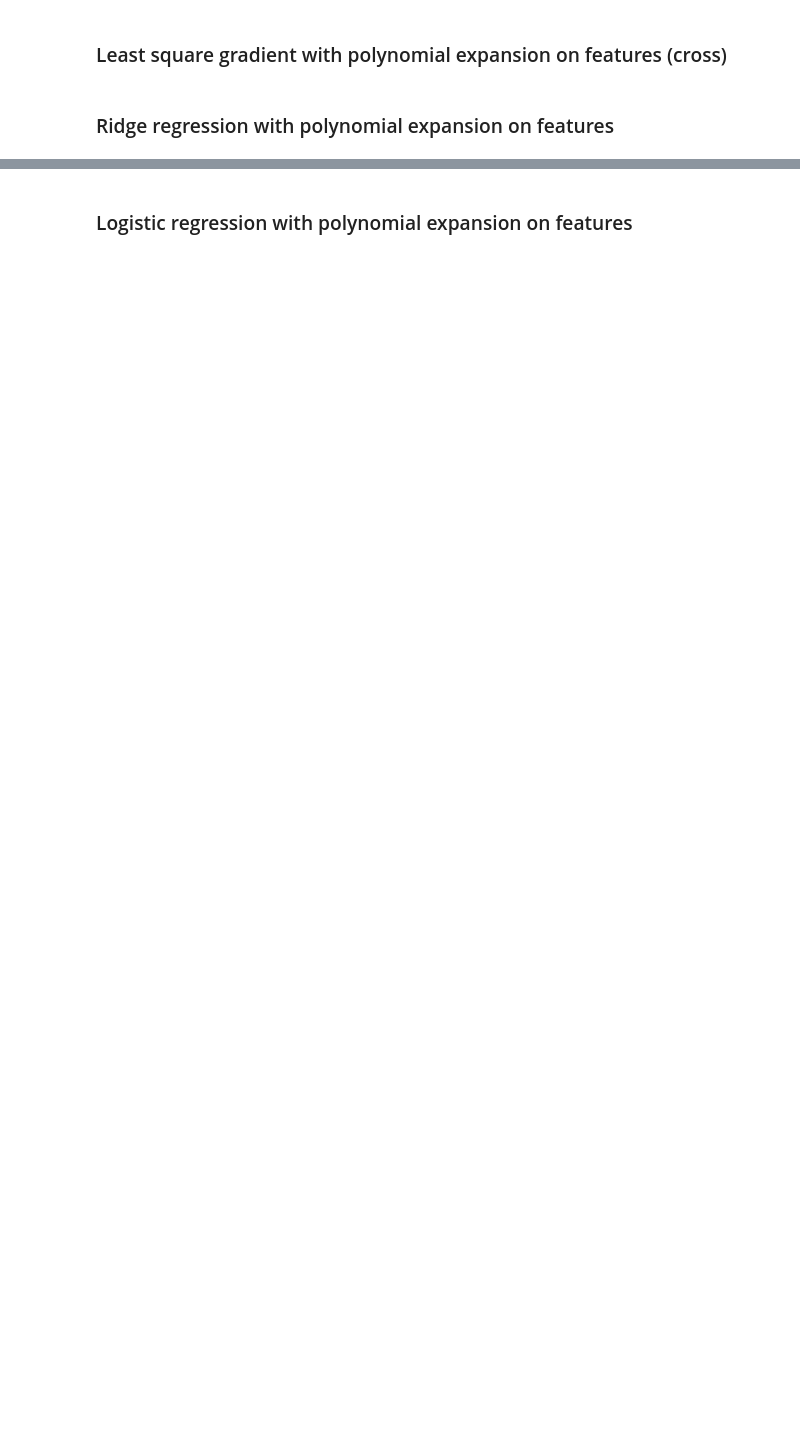
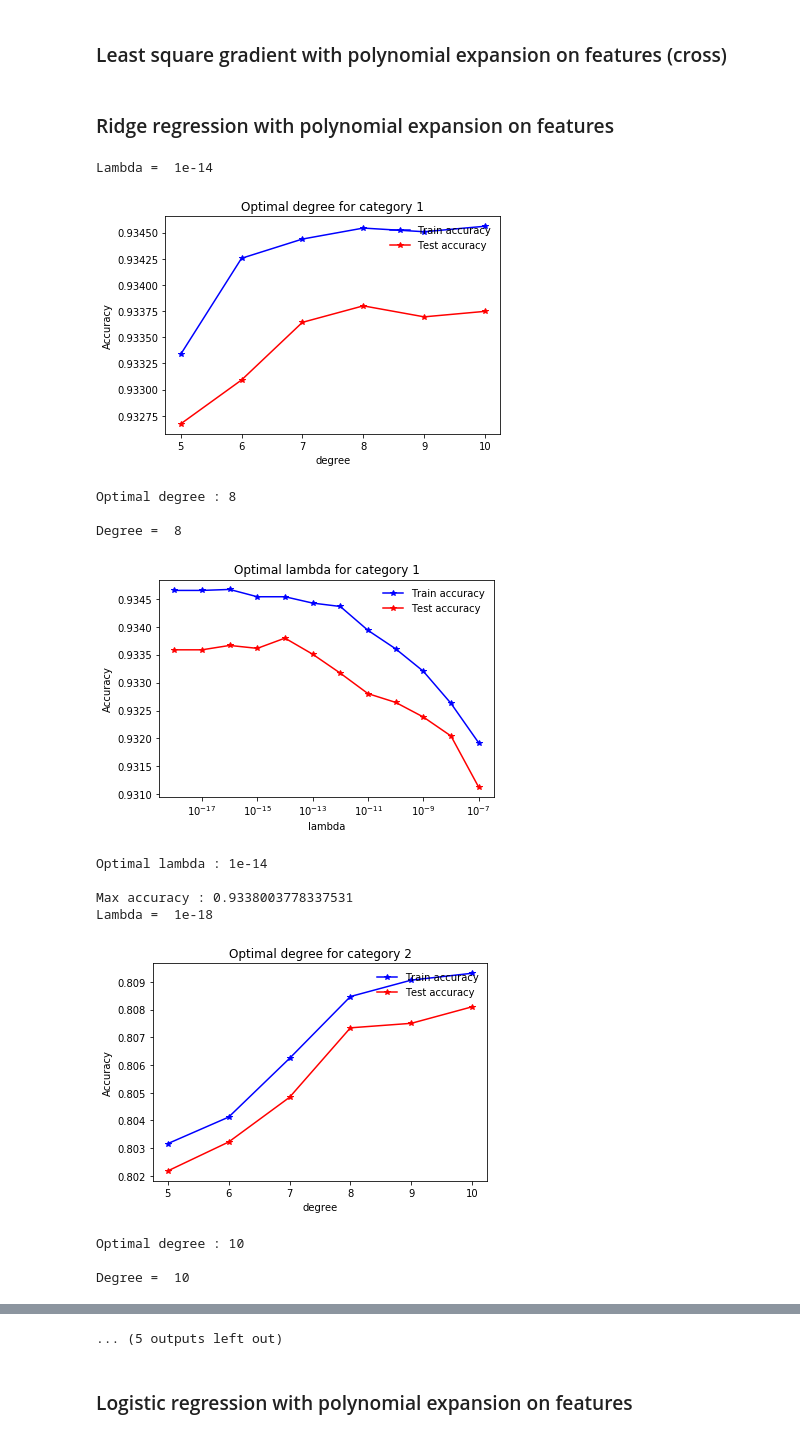
Before and after one commit to jlabhard/ML_course, a Jupyter notebook: projects/project1/scripts/project1.ipynb, the cells around one changed output, grey strips where cells are left out. Drawn from its saved outputs; the diff is of its cells as text; code cells hidden in the pictures; blank space fills up the shorter version.

Commit message:
all 6 methods ran, build_multi

```diff
--- a/projects/project1/scripts/project1.ipynb
+++ b/projects/project1/scripts/project1.ipynb
@@ -116,7 +117,8 @@ def normalize(tx, tx_test) :
         diff = np.amax(feature) - np.amin(feature)
         normalized_feature = (feature - np.amin(feature))/diff
         normalized_test_feature = (tx_test_normalized.T[index] - np.amin(feature))/diff
-        standardized_feature = (feature-feature.mean())/feature.std()
+        #standardized_test_feature = (tx_test_normalized.T[index]-feature.mean())/feature.std()
+        #standardized_feature = (feature-feature.mean())/feature.std()
         if ((diff != 0) & (diff != 1)) : #avoids normalizing categorical features resulting in singular matrices
             feature[:] = normalized_feature
             tx_test_normalized.T[index, :] = normalized_test_feature
@@ -258,7 +260,7 @@ def build_k_indices(y, k_fold, seed):
 Doing k-fold cross validation for the parameter(s) entered.
 Return the average accuracy obtained for the training and testing set
 '''
-def cross_validation(k_fold, method, y, tx,  degree = 1, lambda_ = 0, max_iters = 1, gamma = 0, cross = False):
+def cross_validation(k_fold, method, y, tx_poly, lambda_ = 0, max_iters = 1, gamma = 0, cross = False):
 
     # define lists to store the accuracy of training data and test data for the given parameter
     acc_tr_param = []
@@ -266,11 +268,6 @@ def cross_validation(k_fold, method, y, tx,  degree = 1, lambda_ = 0, max_iters
 
     # split data in k fold
     k_indices = build_k_indices(y, k_fold, seed = 2)
-    # feature expansion
-    if cross:
-        tx_poly = build_all(tx, degree)
-    else:
-        tx_poly = build_multi_poly(tx, degree)
 
     initial_w = np.zeros(tx_poly.shape[1])
 
@@ -307,9 +304,14 @@ def determine_parameter(method, tx, y, cross, degrees = [1], lambdas = [0], gamm
     acc_te_matrix = np.zeros(shape = (len(degrees), len(lambdas), len(gammas)))
     initial_w = np.zeros(tx.shape[1])
     for h, degree in enumerate(degrees) :
+        # feature expansion
+        if cross:
+            tx_poly = build_all(tx, degree)
+        else:
+            tx_poly = build_multi_poly(tx, degree)
         for i, lambda_ in enumerate(lambdas) :
             for j, gamma in enumerate(gammas) :
-                acc_tr_matrix[h, i, j], acc_te_matrix[h, i, j] = cross_validation(k_fold, method, y, tx,  degree, lambda_, max_iters, gamma, cross)
+                acc_tr_matrix[h, i, j], acc_te_matrix[h, i, j] = cross_validation(k_fold, method, y, tx_poly, lambda_ = lambda_, max_iters = max_iters, gamma = gamma, cross = cross)
 
     # find the indices of the maximum accuracy in 'acc_te_matrix'
     max_acc_index = np.unravel_index(acc_te_matrix.argmax(), acc_te_matrix.shape)
@@ -375,7 +377,7 @@ def analyze_method(method, X, y, masks, degrees = [1], lambdas = [0], gammas = [
         L.append(l_temp)
     X_poly = np.array([X_poly[0], X_poly[1], X_poly[2], X_poly[3]])
     W = np.array([W[0], W[1], W[2], W[3]])
-    L = np.array([L[0], W[1], W[2], W[3]])
+    L = np.array([L[0], L[1], L[2], L[3]])
 
 
     accuracy = total_accuracy(W, X_poly, y, masks)
@@ -424,4 +470,19 @@ W, X_poly, optimal_degree, optimal_lambda, optimal_gamma, accuracy = analyze_met
 # %% [markdown]
 ### Ridge regression with polynomial expansion on features
 # %%
-W, X_poly, optimal_degree, optimal_lambda, optimal_gamma, accuracy = analyze_method(methods["ridge_regression"], X_normalized, y, masks, degrees = np.arange(5, 11),lambdas = np.logspace(-15, -7, 6), name = "category ")
+W, X_poly, optimal_degree, optimal_lambda, optimal_gamma, accuracy = analyze_method(methods["ridge_regression"], X_normalized, y, masks, degrees = np.arange(5, 11),lambdas = np.logspace(-18, -7, 12), name = "category ")
+# %% [output]
+Lambda =  1e-14
+[figure, added]
+Optimal degree : 8
+
+Degree =  8
+[figure, added]
+Optimal lambda : 1e-14
+
+Max accuracy : 0.9338003778337531
+Lambda =  1e-18
+[figure, added]
+Optimal degree : 10
+
+Degree =  10
@@ -428,3 +499,4 @@ W, X_poly, optimal_degree, optimal_lambda, optimal_gamma, accuracy = analyze_met
+... (5 outputs left out)
 # %% [markdown]
 ### Logistic regression with polynomial expansion on features
 # %%
```
Also changed, not shown: parts of 9 cells of this notebook, 3 other files.
